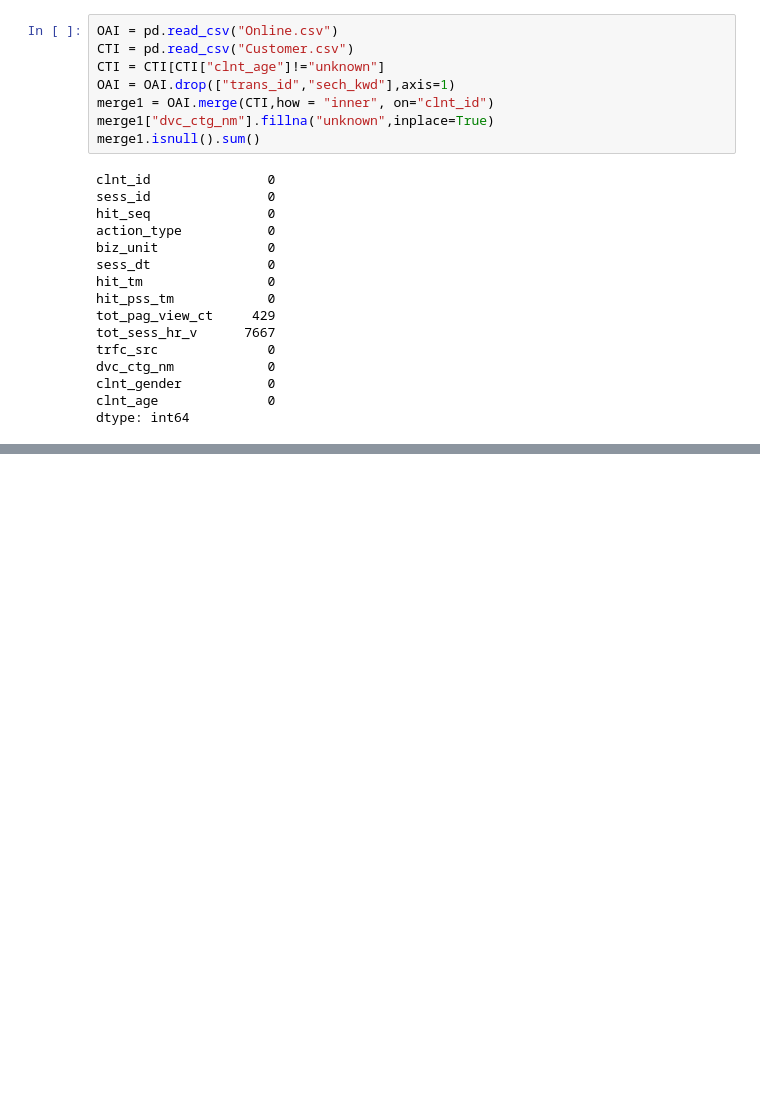
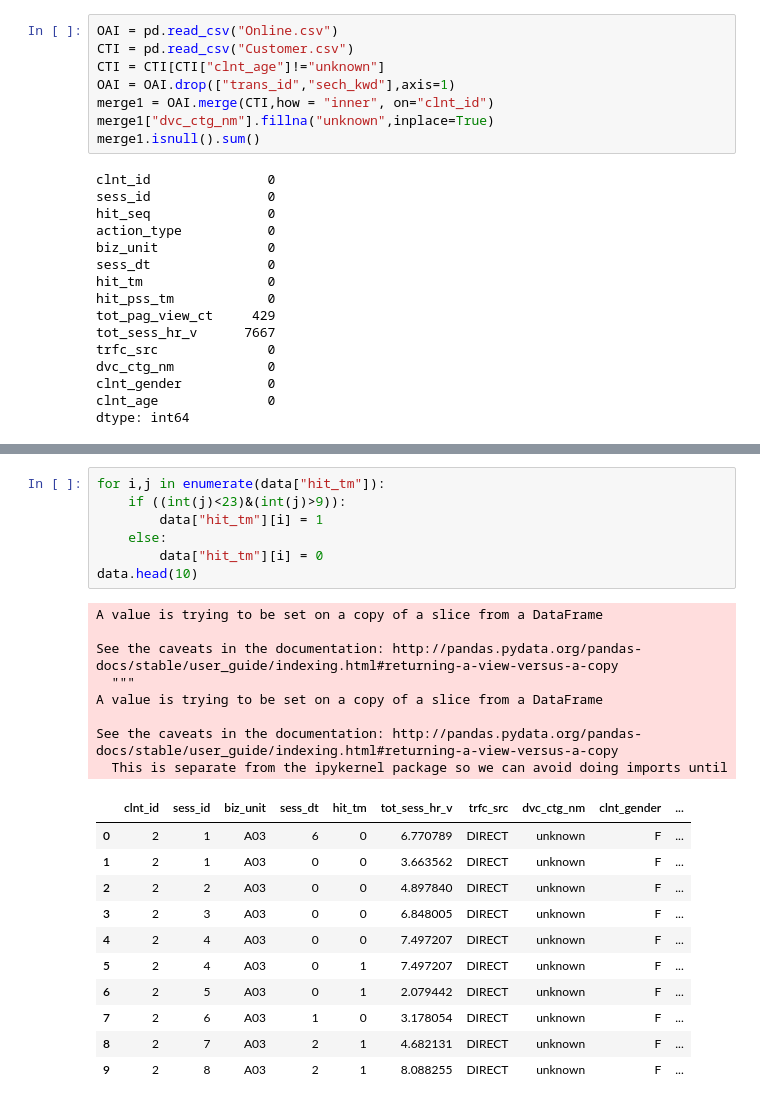
Before and after one commit to GyuYoungCho/Lpoint-Competition, a Jupyter notebook: project/point_cut/Modeling.ipynb, the cells around one changed output, grey strips where cells are left out. Cells and saved outputs as stored; diff of their text form; blank space fills up the shorter version.

```diff
--- a/project/point_cut/Modeling.ipynb
+++ b/project/point_cut/Modeling.ipynb
@@ -64,0 +100,27 @@ ValueError: cannot reindex from a duplicate axis
+# %%
+for i,j in enumerate(data["hit_tm"]):
+    if ((int(j)<23)&(int(j)>9)):
+        data["hit_tm"][i] = 1
+    else:
+        data["hit_tm"][i] = 0
+data.head(10)
+# %% [output]
+A value is trying to be set on a copy of a slice from a DataFrame
+
+See the caveats in the documentation: http://pandas.pydata.org/pandas-docs/stable/user_guide/indexing.html#returning-a-view-versus-a-copy
+  """
+A value is trying to be set on a copy of a slice from a DataFrame
+
+See the caveats in the documentation: http://pandas.pydata.org/pandas-docs/stable/user_guide/indexing.html#returning-a-view-versus-a-copy
+  This is separate from the ipykernel package so we can avoid doing imports until
+|  | clnt_id | sess_id | biz_unit | sess_dt | hit_tm | tot_sess_hr_v | trfc_src | dvc_ctg_nm | clnt_gender | ... |
+| 0 | 2 | 1 | A03 | 6 | 0 | 6.770789 | DIRECT | unknown | F | ... |
+| 1 | 2 | 1 | A03 | 0 | 0 | 3.663562 | DIRECT | unknown | F | ... |
+| 2 | 2 | 2 | A03 | 0 | 0 | 4.897840 | DIRECT | unknown | F | ... |
+| 3 | 2 | 3 | A03 | 0 | 0 | 6.848005 | DIRECT | unknown | F | ... |
+| 4 | 2 | 4 | A03 | 0 | 0 | 7.497207 | DIRECT | unknown | F | ... |
+| 5 | 2 | 4 | A03 | 0 | 1 | 7.497207 | DIRECT | unknown | F | ... |
+| 6 | 2 | 5 | A03 | 0 | 1 | 2.079442 | DIRECT | unknown | F | ... |
+| 7 | 2 | 6 | A03 | 1 | 0 | 3.178054 | DIRECT | unknown | F | ... |
+| 8 | 2 | 7 | A03 | 2 | 1 | 4.682131 | DIRECT | unknown | F | ... |
+| 9 | 2 | 8 | A03 | 2 | 1 | 8.088255 | DIRECT | unknown | F | ... |
```
Also changed, not shown: parts of 11 cells of this notebook, 1 other file.
